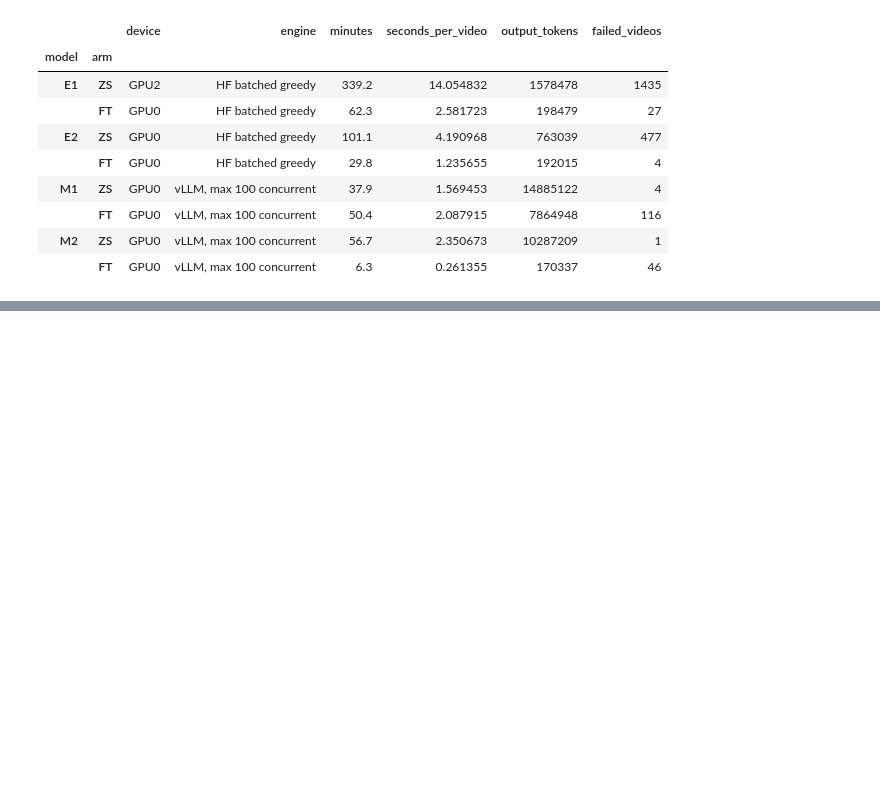
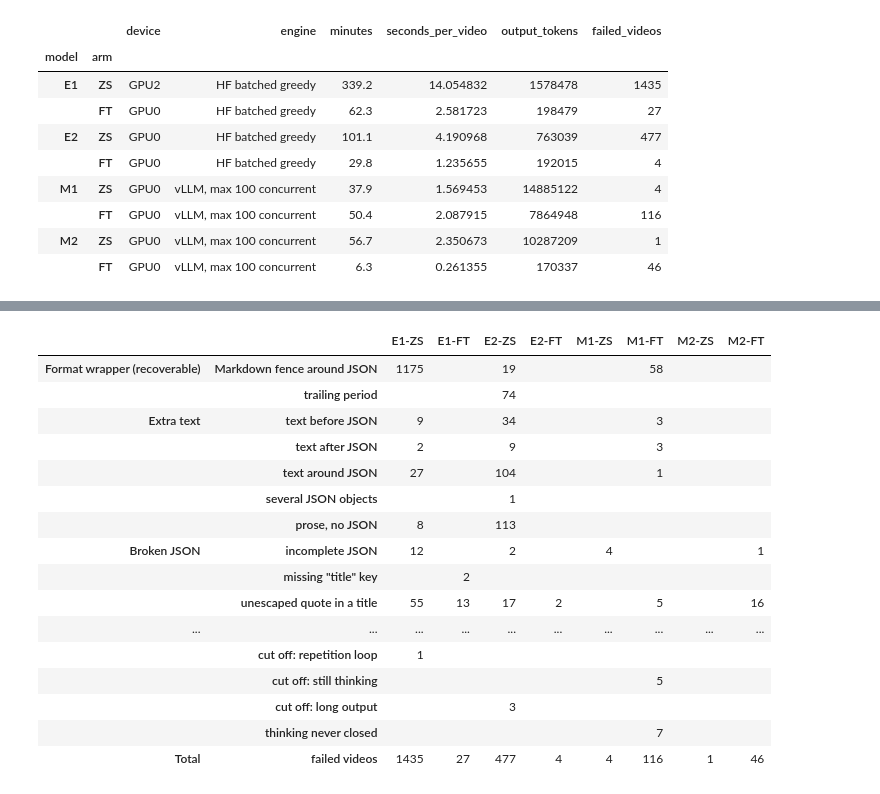
Before and after one commit to Saltywan/llm-video-chaptering, a Jupyter notebook: notebooks/09_results_summary.ipynb, the cells around one changed output, grey strips where cells are left out. Cells and saved outputs as stored; diff of their text form; code cells hidden in the pictures; blank space fills up the shorter version.

```diff
--- a/notebooks/09_results_summary.ipynb
+++ b/notebooks/09_results_summary.ipynb
@@ -138,0 +143,25 @@ display(test_timing[["model", "arm", "device", "engine", "minutes", "seconds_per
+# %%
+FA = load_json(ROOT / "reports/failure-analysis.json")
+groups = list(FA["groups"].items())
+causes = pd.DataFrame({t["config"]: {(g, c): t["video_causes"].get(c, 0) for g, cs in groups for c in cs} for t in FA["test"]})
+causes = causes[(causes > 0).any(axis=1)]
+causes.loc[("Total", "failed videos"), :] = [t["failed_videos"] for t in FA["test"]]
+display(causes.astype(int).replace(0, ""))
+# %% [output]
+|  |  | E1-ZS | E1-FT | E2-ZS | E2-FT | M1-ZS | M1-FT | M2-ZS | M2-FT |
+| Format wrapper (recoverable) | Markdown fence around JSON | 1175 |  | 19 |  |  | 58 |  |  |
+|  | trailing period |  |  | 74 |  |  |  |  |  |
+| Extra text | text before JSON | 9 |  | 34 |  |  | 3 |  |  |
+|  | text after JSON | 2 |  | 9 |  |  | 3 |  |  |
+|  | text around JSON | 27 |  | 104 |  |  | 1 |  |  |
+|  | several JSON objects |  |  | 1 |  |  |  |  |  |
+|  | prose, no JSON | 8 |  | 113 |  |  |  |  |  |
+| Broken JSON | incomplete JSON | 12 |  | 2 |  | 4 |  |  | 1 |
+|  | missing "title" key |  | 2 |  |  |  |  |  |  |
+|  | unescaped quote in a title | 55 | 13 | 17 | 2 |  | 5 |  | 16 |
+| ... | ... | ... | ... | ... | ... | ... | ... | ... | ... |
+|  | cut off: repetition loop | 1 |  |  |  |  |  |  |  |
+|  | cut off: still thinking |  |  |  |  |  | 5 |  |  |
+|  | cut off: long output |  |  | 3 |  |  |  |  |  |
+|  | thinking never closed |  |  |  |  |  | 7 |  |  |
+| Total | failed videos | 1435 | 27 | 477 | 4 | 4 | 116 | 1 | 46 |
```
Also changed, not shown: parts of 5 cells of this notebook, 7 other files.
